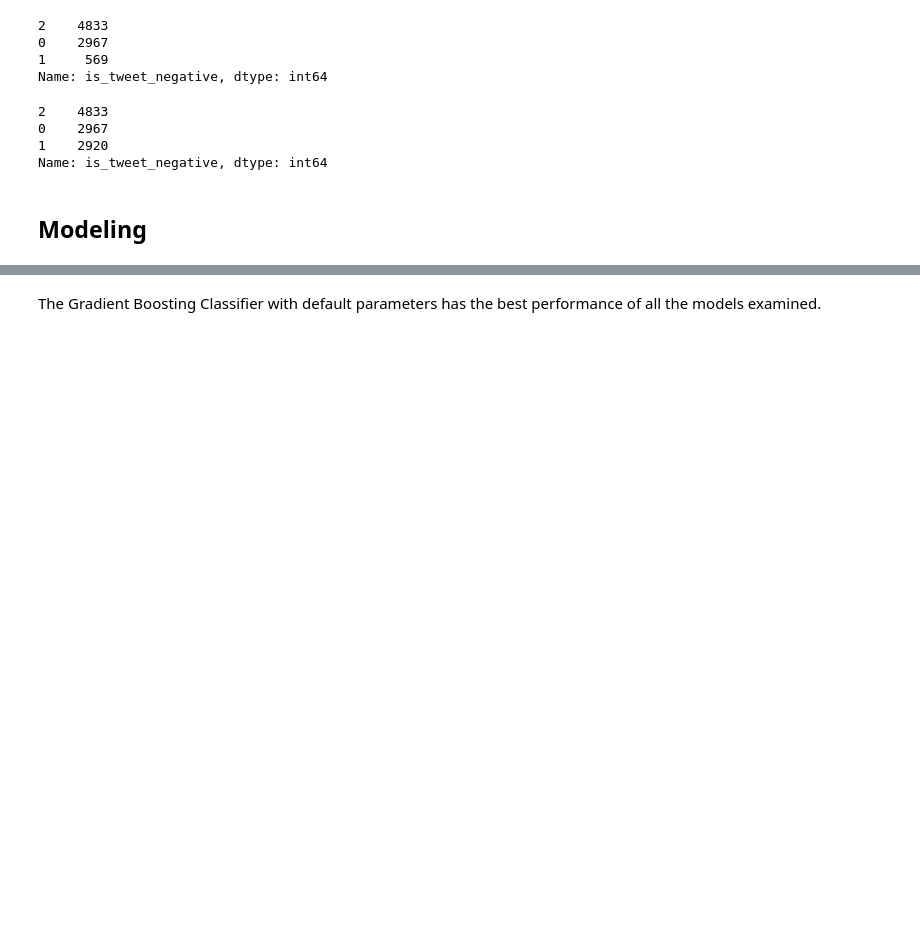
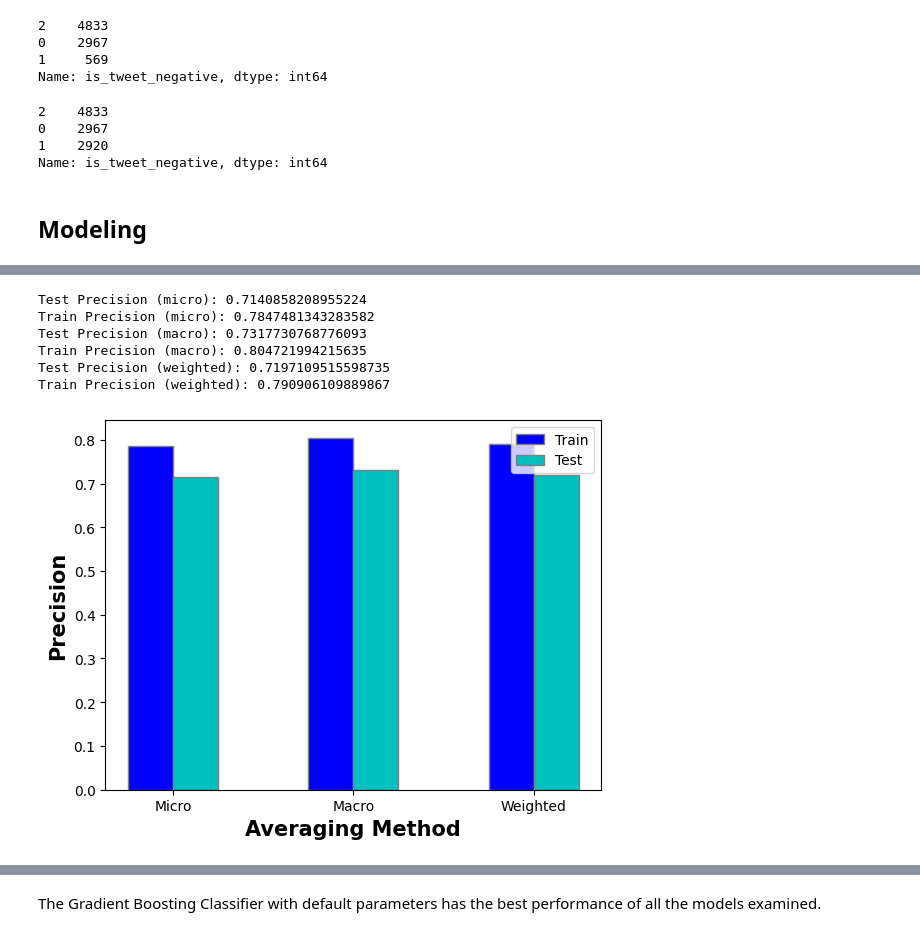
Before and after one commit to jmclaughlin712/Twitter-Sentiment-Analysis, a Jupyter notebook: Tweet-Analysis.ipynb, the cells around one changed output, grey strips where cells are left out. Saved outputs shown, nothing was run; the diff lists cells and outputs as text; code cells hidden in the pictures; blank space fills up the shorter version.

```diff
--- a/Tweet-Analysis.ipynb
+++ b/Tweet-Analysis.ipynb
@@ -396,0 +409,50 @@ Accuracy: 0.715018656716418
+# %%
+# Train the model
+classifier = LogisticRegression()
+classifier.fit(X_train, y_train)
+
+# Make predictions
+y_pred_test = classifier.predict(X_test)
+y_pred_train = classifier.predict(X_train)
+
+# Calculate precision
+precision_test_micro = precision_score(y_test, y_pred_test, average='micro')
+precision_train_micro = precision_score(y_train, y_pred_train, average='micro')
+
+precision_test_macro = precision_score(y_test, y_pred_test, average='macro')
+precision_train_macro = precision_score(y_train, y_pred_train, average='macro')
+
+precision_test_weighted = precision_score(y_test, y_pred_test, average='weighted')
+precision_train_weighted = precision_score(y_train, y_pred_train, average='weighted')
+
+# Print precision
+print("Test Precision (micro):", precision_test_micro)
+print("Train Precision (micro):", precision_train_micro)
+print("Test Precision (macro):", precision_test_macro)
+print("Train Precision (macro):", precision_train_macro)
+print("Test Precision (weighted):", precision_test_weighted)
+print("Train Precision (weighted):", precision_train_weighted)
+
+# Plot precision
+bar_width = 0.25
+r1 = np.arange(3)
+r2 = [x + bar_width for x in r1]
+
+plt.bar(r1, [precision_train_micro, precision_train_macro, precision_train_weighted], color='b', width=bar_width, edgecolor='grey', label='Train')
+plt.bar(r2, [precision_test_micro, precision_test_macro, precision_test_weighted], color='c', width=bar_width, edgecolor='grey', label='Test')
+
+# Adding xticks
+plt.xlabel('Averaging Method', fontweight='bold', fontsize=15)
+plt.ylabel('Precision', fontweight='bold', fontsize=15)
+plt.xticks([r + bar_width/2 for r in range(3)], ['Micro', 'Macro', 'Weighted'])
+plt.legend()
+
+plt.show()
+# %% [output]
+Test Precision (micro): 0.7140858208955224
+Train Precision (micro): 0.7847481343283582
+Test Precision (macro): 0.7317730768776093
+Train Precision (macro): 0.804721994215635
+Test Precision (weighted): 0.7197109515598735
+Train Precision (weighted): 0.790906109889867
+[figure, added]
```
Also changed, not shown: parts of 26 cells of this notebook.
